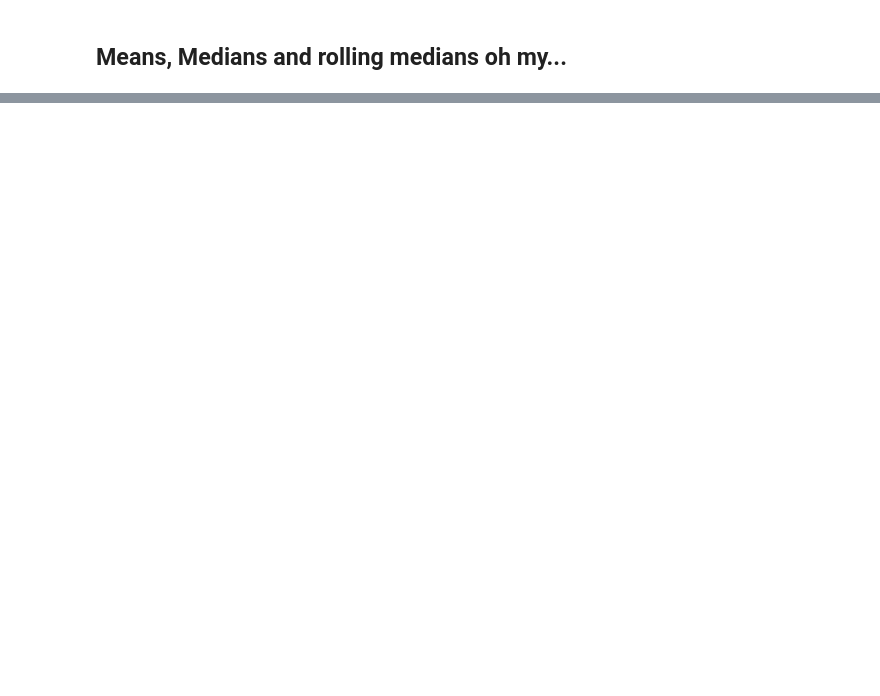
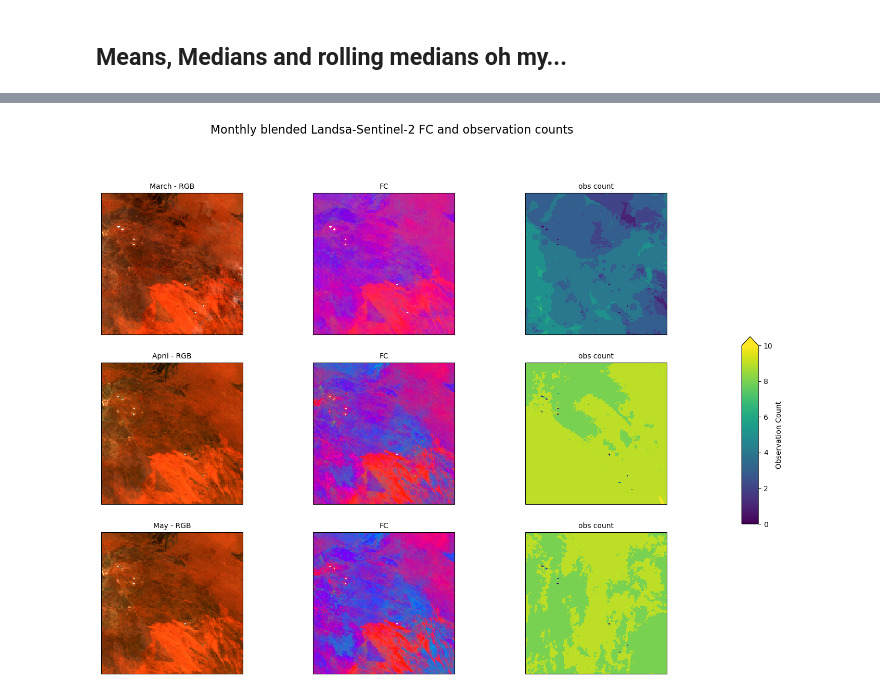
Before and after one commit to jennaguffogg/fc-sub-annual, a Jupyter notebook: notebooks/fc-landsat-exploration.ipynb, the cells around one changed output, grey strips where cells are left out. Saved outputs shown, nothing was run; the diff lists cells and outputs as text; code cells hidden in the pictures; blank space fills up the shorter version.

```diff
--- a/notebooks/fc-landsat-exploration.ipynb
+++ b/notebooks/fc-landsat-exploration.ipynb
@@ -623,0 +585,79 @@ Wall time: 10min 11s
+# %%
+%%time
+
+#n_steps = monthly_medians.sizes["month"]
+n_steps=3
+
+bounds = np.arrage(0,10, 1)
+norm = mcolors.BoundaryNorm(boundaries=bounds, ncolors=len(bounds) - 1)
+cmap = plt.get_cmap('gnuplot', len(bounds)- 1)
+
+vmin = 0
+vmax = 10
+
+# Use gridspec to add an extra column for the colorbar
+fig = plt.figure(figsize=(4 * 3.5, 4 * n_steps))
+gs = gridspec.GridSpec(nrows=n_steps, ncols=4, width_ratios=[1, 1, 1, 0.05])
+
+axs = np.empty((n_steps, 3), dtype=object)
+for i in range(n_steps):
+    for j in range(3):
+        axs[i, j] = fig.add_subplot(gs[i, j], projection=ccrs.epsg(3577))
+
+
+for i in range(n_steps):
+    # get calendar month name for plotting
+    month_number = monthly_medians['month'].values[i]
+    month_name = calendar.month_name[month_number]
+
+    # True Colour RGB
+    rgb_true = (
+        xr.concat(
+            [
+                monthly_medians["nbart_red"].isel(month=i),
+                monthly_medians["nbart_green"].isel(month=i),
+                monthly_medians["nbart_blue"].isel(month=i),
+            ],
+            dim="band",
+        )
+        / 3000
+    )
+    #rgb_true = rgb_true.persist()
+    rgb_true.plot.imshow(ax=axs[i, 0], robust=True, transform=ccrs.epsg(3577))
+    axs[i, 0].set_title(f"{month_name} - RGB", fontsize=10)
+
+    # FC RGB
+    rgb_fc = (
+        xr.concat(
+            [
+                monthly_medians["BS"].isel(month=i),
+                monthly_medians["PV"].isel(month=i),
+                monthly_medians["NPV"].isel(month=i),
+            ],
+            dim="band",
+        )
+        / 100
+    )
+    # rgb_fc = rgb_fc.persist()
+    rgb_fc.plot.imshow(ax=axs[i, 1], robust=True, add_colorbar=False, transform=ccrs.epsg(3577))
+    axs[i, 1].set_title(f"FC", fontsize=10)
+
+
+    # Observation count
+    obs_count = monthly_medians["obs_count"].isel(month=i)
+    # obs_count = obs_count.persist()
+    im = obs_count.plot.imshow(
+        ax=axs[i, 2], cmap=cmap, vmin=vmin, vmax=vmax, add_colorbar=False, transform=ccrs.epsg(3577)
+    )
+    axs[i, 2].set_title(f"obs count", fontsize=10)
+
+
+cbar_ax = fig.add_axes([0.92, 0.35, 0.02, 0.3])
+cbar = fig.colorbar(im, cax=cbar_ax, extend='max', plt.cm.ScalarMappable(norm=norm, cmap=cmap))
+cbar.set_label("Observation Count")
+
+fig.suptitle("Monthly blended Landsa-Sentinel-2 FC and observation counts", fontsize=16, y=0.99)
+
+plt.show()
+# %% [output]
+[figure, added]
```
Also changed, not shown: parts of 19 cells of this notebook.
